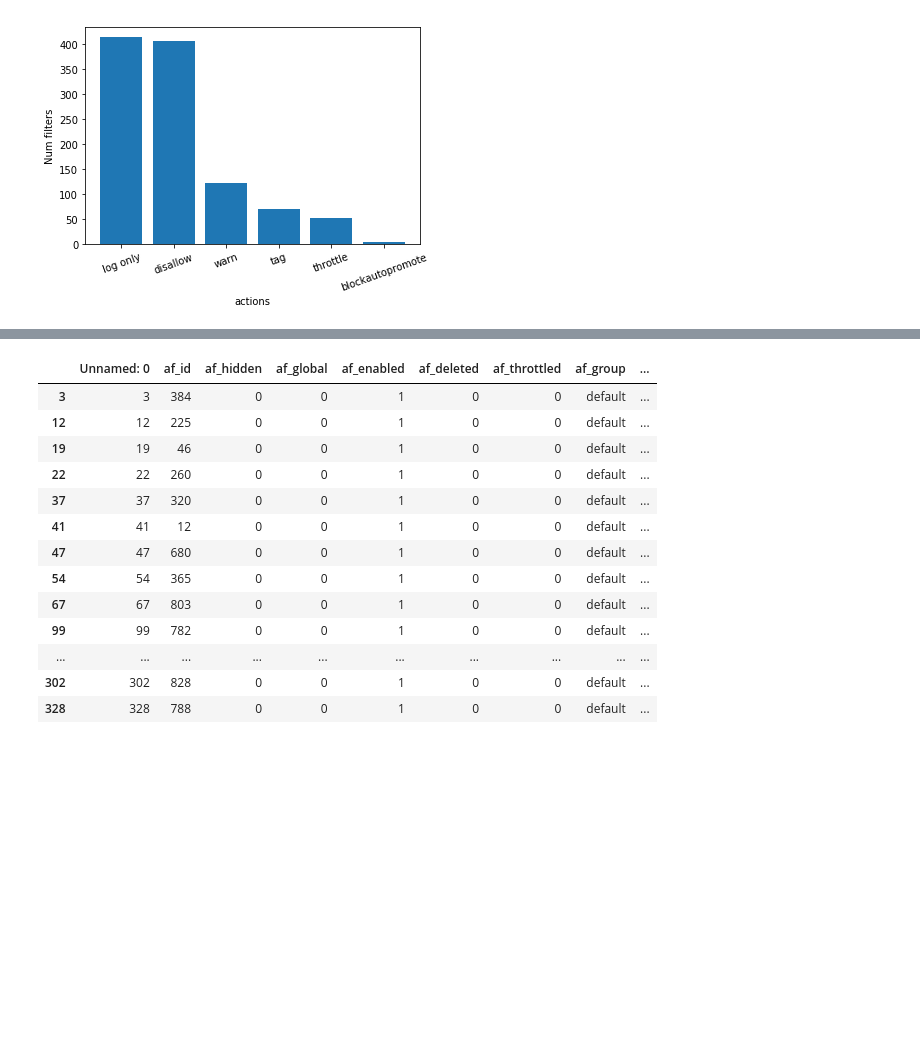
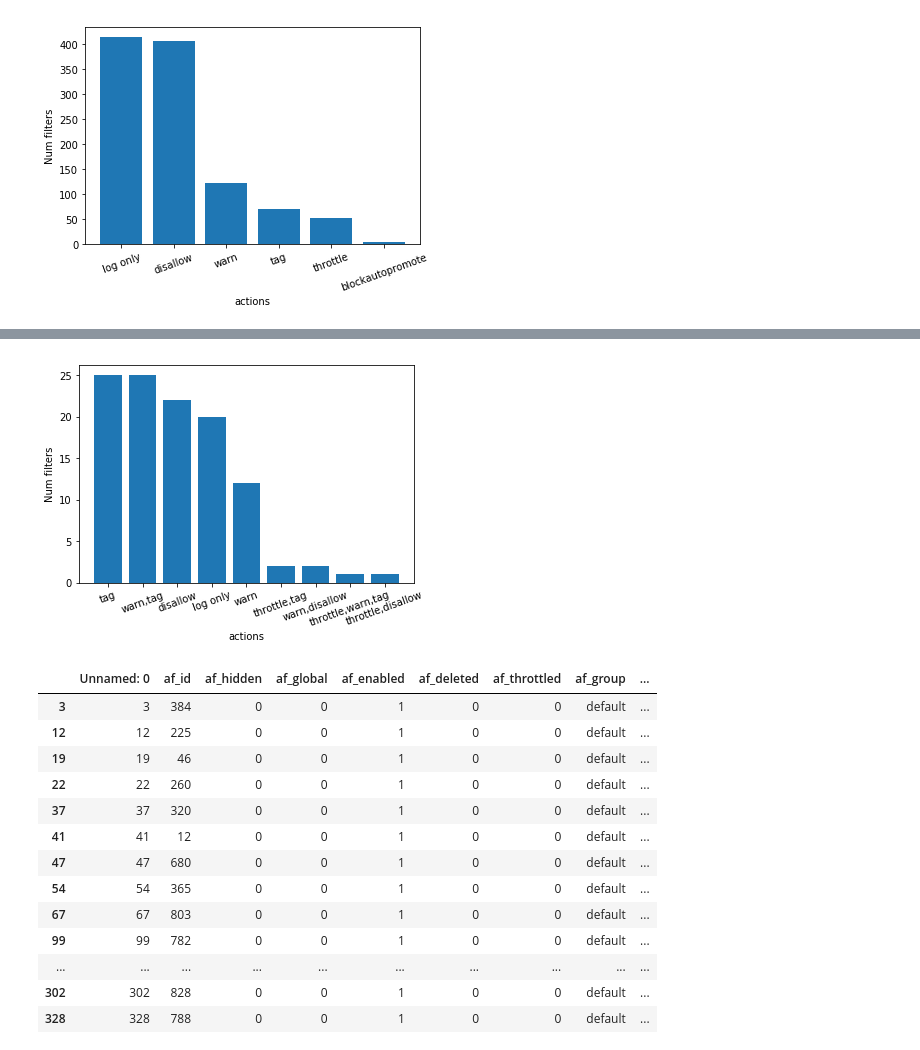
Before and after one commit to lusy/wikifilters, a Jupyter notebook: src/explore.ipynb, the cells around one changed output, grey strips where cells are left out. Saved outputs shown, nothing was run; the diff lists cells and outputs as text; code cells hidden in the pictures; blank space fills up the shorter version.

```diff
--- a/src/explore.ipynb
+++ b/src/explore.ipynb
@@ -216 +229,12 @@ print(collections.Counter(list(active_public['af_actions'].fillna(''))).most_com
+# %%
+ap_actions_labels = [x[0] for x in active_public_actions]
+ap_actions_values = [x[1] for x in active_public_actions]
+
+plt.xlabel('actions')
+plt.xticks(rotation='20')
+plt.ylabel('Num filters')
+plt.bar(ap_actions_labels, ap_actions_values)
+plt.show()
+# %% [output]
+[figure, added]
 # %%
```
Also changed, not shown: parts of 4 cells of this notebook.
